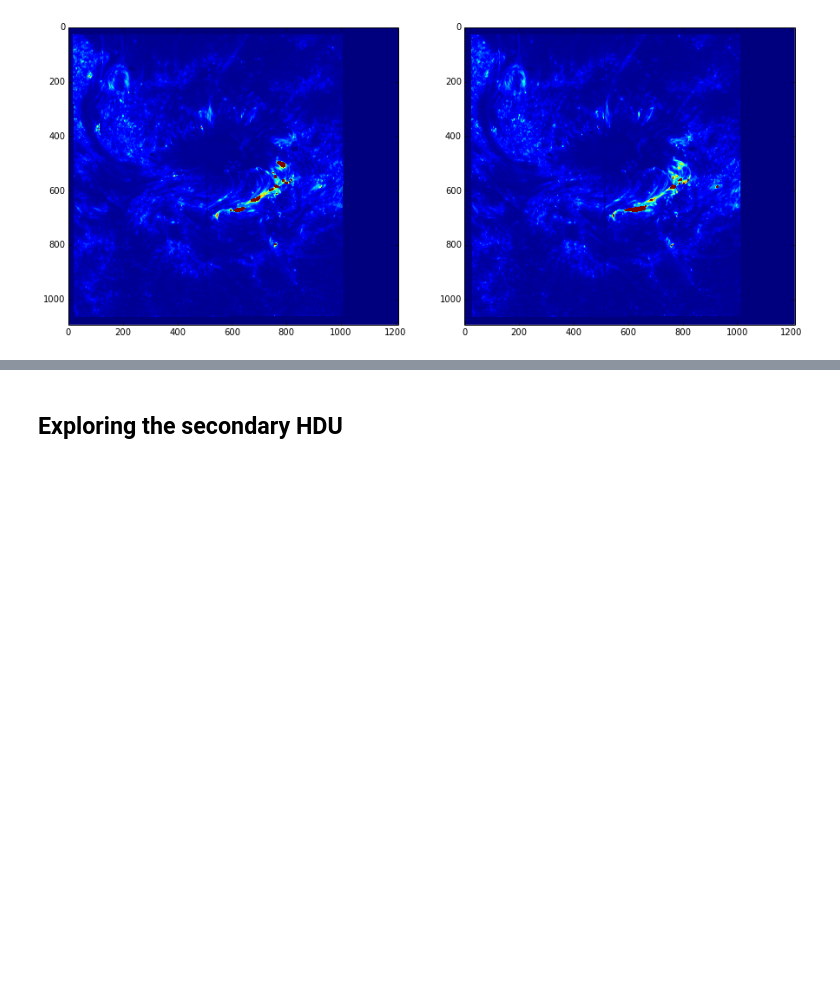
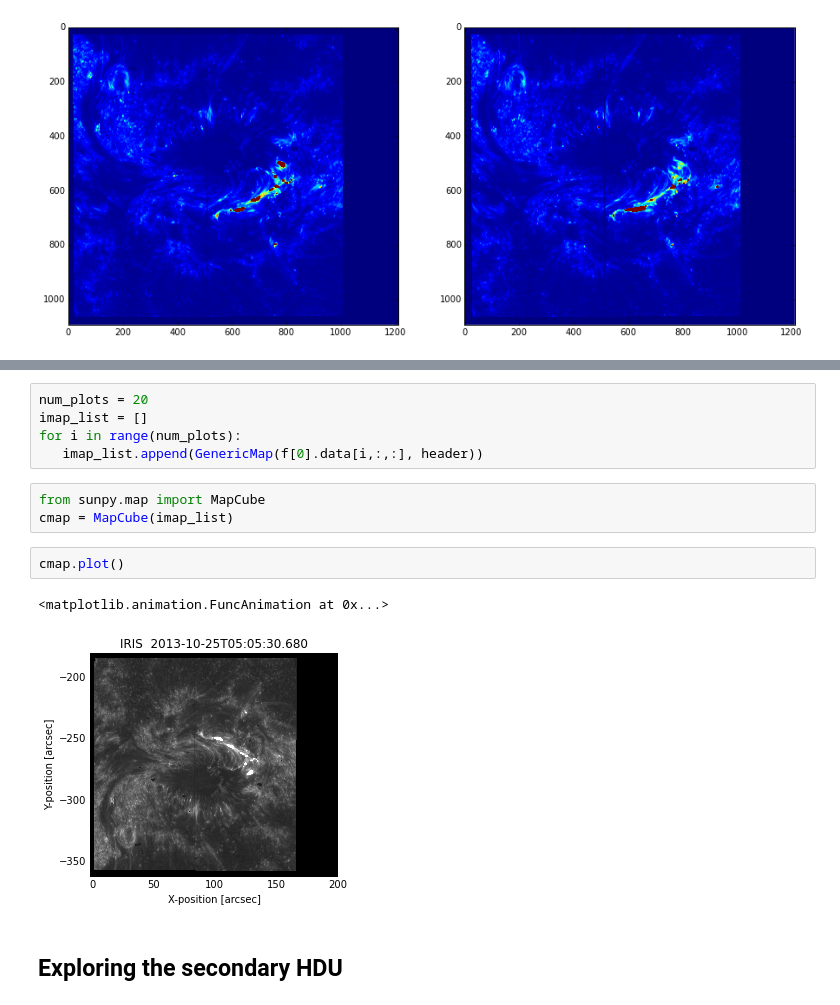
Before and after one commit to ehsteve/ipython-notebooks, a Jupyter notebook: IRIS.ipynb, the cells around one changed output, grey strips where cells are left out. Saved outputs shown, nothing was run; the diff lists cells and outputs as text; blank space fills up the shorter version.

```diff
--- a/IRIS.ipynb
+++ b/IRIS.ipynb
@@ -144,3 +189,16 @@ for i in range(num_plots):
+# %%
+num_plots = 20
+imap_list = []
+for i in range(num_plots):
+   imap_list.append(GenericMap(f[0].data[i,:,:], header))
+# %%
+from sunpy.map import MapCube
+cmap = MapCube(imap_list)
+# %%
+cmap.plot()
+# %% [output]
+<matplotlib.animation.FuncAnimation at 0x...>
+[figure, added]
 # %% [markdown]
 ## Exploring the secondary HDU
 # %% [markdown]
```
Also changed, not shown: parts of 35 cells of this notebook, 1 other file.
